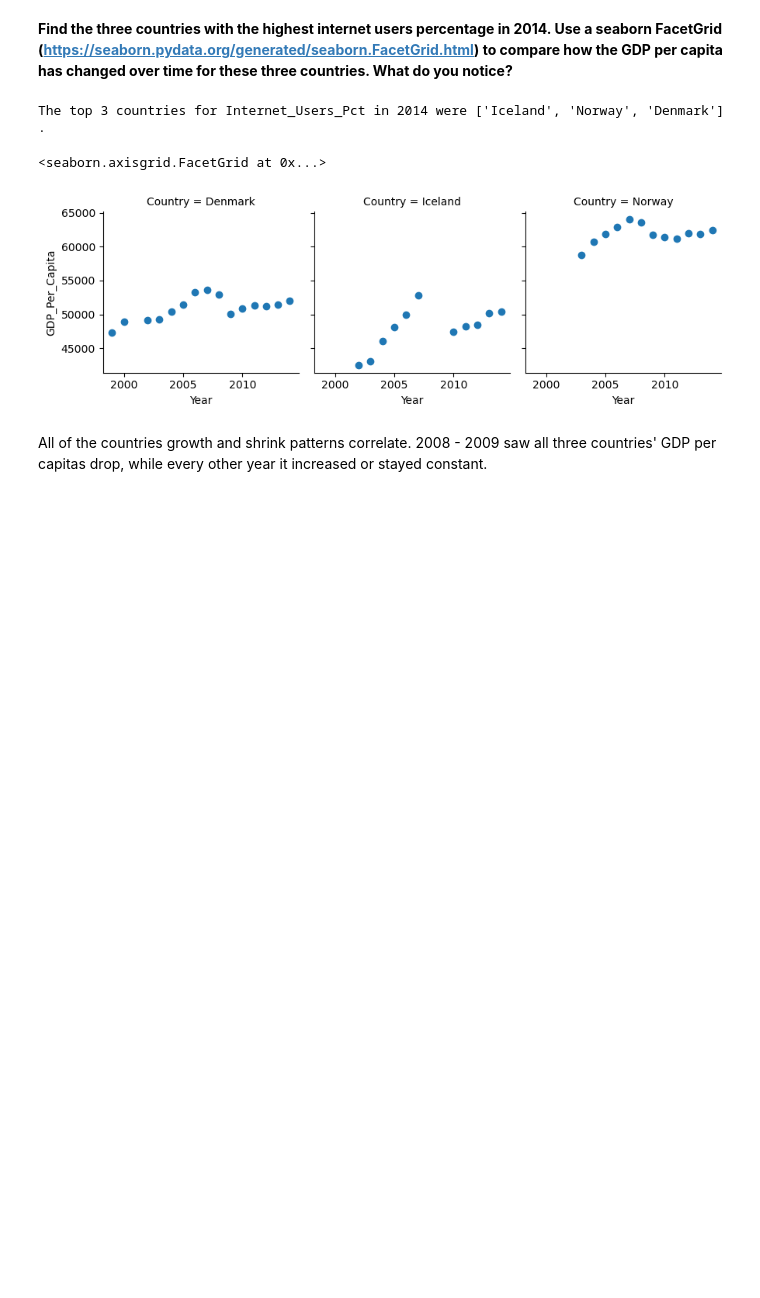
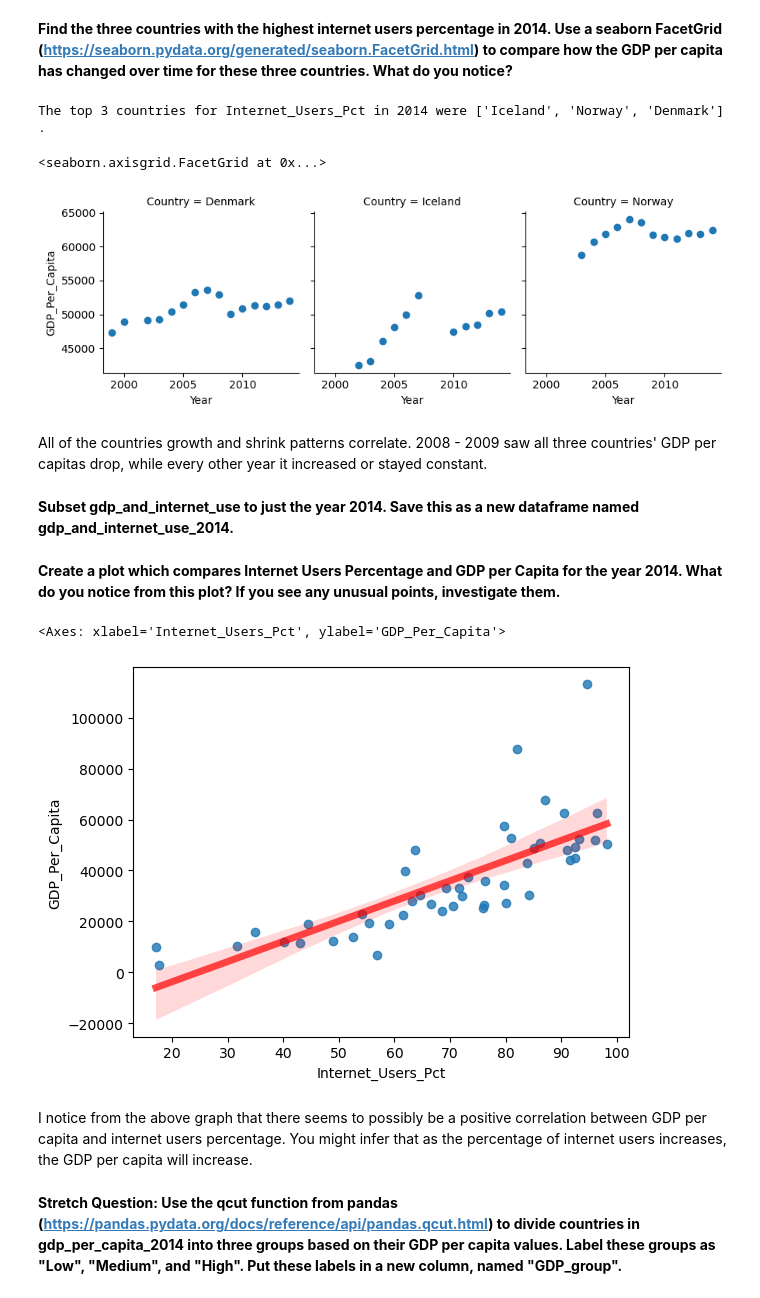
Before and after one commit to NSS-Data-Analytics-Cohort-8/gdp-and-internet-usage-thenicknash, a Jupyter notebook: notebooks/un_project.ipynb, the cells around one changed output. Saved outputs shown, nothing was run; the diff lists cells and outputs as text; code cells hidden in the pictures; blank space fills up the shorter version.

Commit message:
working on the first stretch question

```diff
--- a/notebooks/un_project.ipynb
+++ b/notebooks/un_project.ipynb
@@ -309,3 +309,20 @@ The top 3 countries for Internet_Users_Pct in 2014 were ['Iceland', 'Norway', 'D
 [figure]
 # %% [markdown]
 All of the countries growth and shrink patterns correlate. 2008 - 2009 saw all three countries' GDP per capitas drop, while every other year it increased or stayed constant.
+# %% [markdown]
+<b>Subset gdp_and_internet_use to just the year 2014. Save this as a new dataframe named gdp_and_internet_use_2014.</b>
+# %%
+# Subset gdp_and_internet_use to just the year 2014. Save this as a new dataframe named gdp_and_internet_use_2014.
+gdp_and_internet_use_2014 = gdp_and_internet_use[gdp_and_internet_use['Year'] == 2014]
+# %% [markdown]
+<b>Create a plot which compares Internet Users Percentage and GDP per Capita for the year 2014. What do you notice from this plot? If you see any unusual points, investigate them.</b>
+# %%
+# Create a line plot which compares Internet Users Percentage and GDP per Capita for the year 2014
+sns.regplot(x=gdp_and_internet_use_2014['Internet_Users_Pct'], y=gdp_and_internet_use_2014['GDP_Per_Capita'], line_kws={'color':'r', 'alpha':0.7, 'lw':5})
+# %% [output]
+<Axes: xlabel='Internet_Users_Pct', ylabel='GDP_Per_Capita'>
+[figure, added]
+# %% [markdown]
+I notice from the above graph that there seems to possibly be a positive correlation between GDP per capita and internet users percentage. You might infer that as the percentage of internet users increases, the GDP per capita will increase.
+# %% [markdown]
+<b>Stretch Question: Use the qcut function from pandas (https://pandas.pydata.org/docs/reference/api/pandas.qcut.html) to divide countries in gdp_per_capita_2014 into three groups based on their GDP per capita values. Label these groups as "Low", "Medium", and "High". Put these labels in a new column, named "GDP_group".</b>
```
Also changed, not shown: parts of 3 cells of this notebook.
